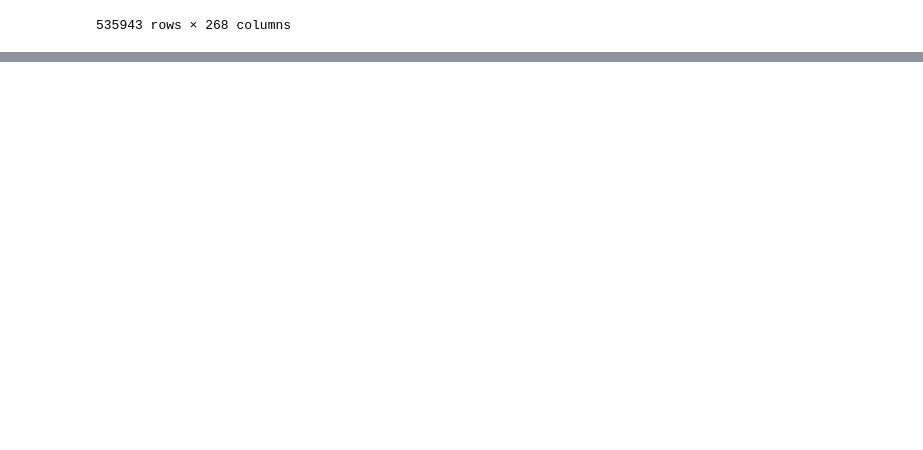
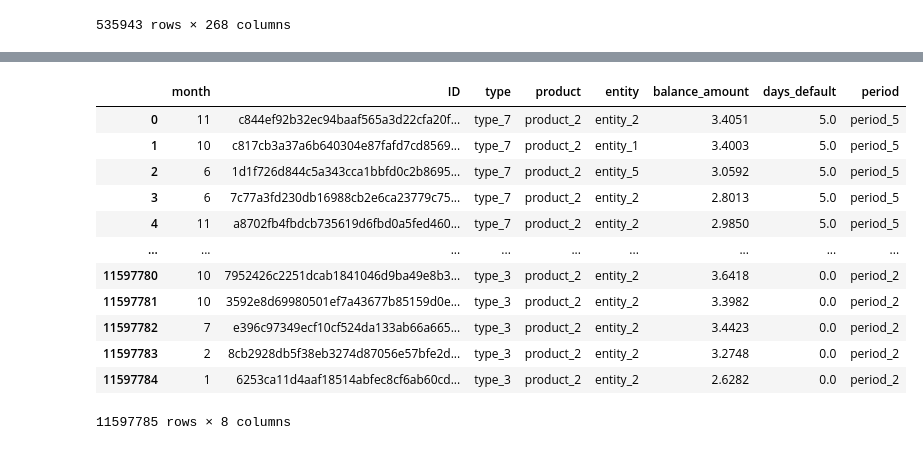
Before and after one commit to davidsosaolea/BBVA_Data_Challenge_2023, a Jupyter notebook: Notebook_bbva.ipynb, the cells around one changed output, grey strips where cells are left out. Saved outputs shown, nothing was run; the diff lists cells and outputs as text; code cells hidden in the pictures; blank space fills up the shorter version.

```diff
--- a/Notebook_bbva.ipynb
+++ b/Notebook_bbva.ipynb
@@ -304,0 +321,16 @@ merged_df_3
+# %%
+balances
+# %% [output]
+|  | month | ID | type | product | entity | balance_amount | days_default | period |
+| 0 | 11 | c844ef92b32ec94baaf565a3d22cfa20f... | type_7 | product_2 | entity_2 | 3.4051 | 5.0 | period_5 |
+| 1 | 10 | c817cb3a37a6b640304e87fafd7cd8569... | type_7 | product_2 | entity_1 | 3.4003 | 5.0 | period_5 |
+| 2 | 6 | 1d1f726d844c5a343cca1bbfd0c2b8695... | type_7 | product_2 | entity_5 | 3.0592 | 5.0 | period_5 |
+| 3 | 6 | 7c77a3fd230db16988cb2e6ca23779c75... | type_7 | product_2 | entity_2 | 2.8013 | 5.0 | period_5 |
+| 4 | 11 | a8702fb4fbdcb735619d6fbd0a5fed460... | type_7 | product_2 | entity_2 | 2.9850 | 5.0 | period_5 |
+| ... | ... | ... | ... | ... | ... | ... | ... | ... |
+| 11597780 | 10 | 7952426c2251dcab1841046d9ba49e8b3... | type_3 | product_2 | entity_2 | 3.6418 | 0.0 | period_2 |
+| 11597781 | 10 | 3592e8d69980501ef7a43677b85159d0e... | type_3 | product_2 | entity_2 | 3.3982 | 0.0 | period_2 |
+| 11597782 | 7 | e396c97349ecf10cf524da133ab66a665... | type_3 | product_2 | entity_2 | 3.4423 | 0.0 | period_2 |
+| 11597783 | 2 | 8cb2928db5f38eb3274d87056e57bfe2d... | type_3 | product_2 | entity_2 | 3.2748 | 0.0 | period_2 |
+| 11597784 | 1 | 6253ca11d4aaf18514abfec8cf6ab60cd... | type_3 | product_2 | entity_2 | 2.6282 | 0.0 | period_2 |
+11597785 rows × 8 columns
```
Also changed, not shown: parts of 5 cells of this notebook.
